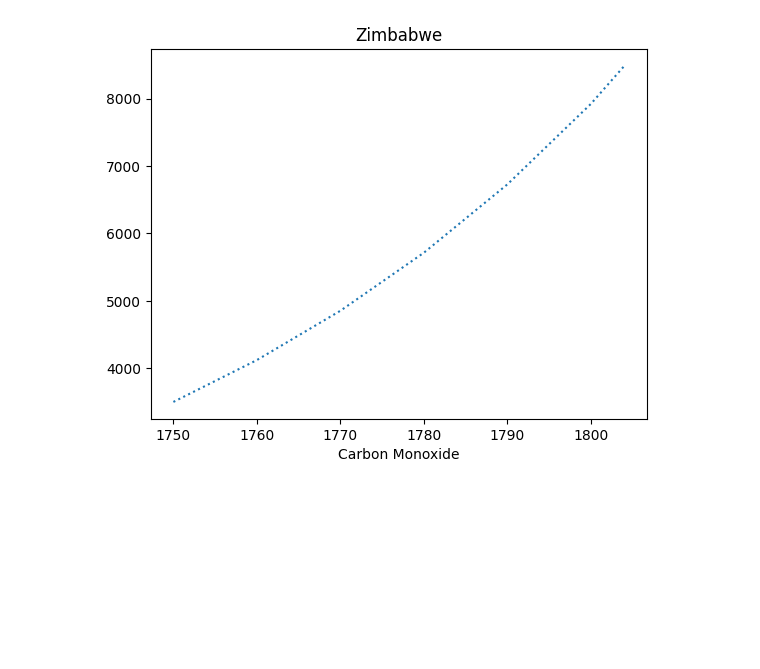
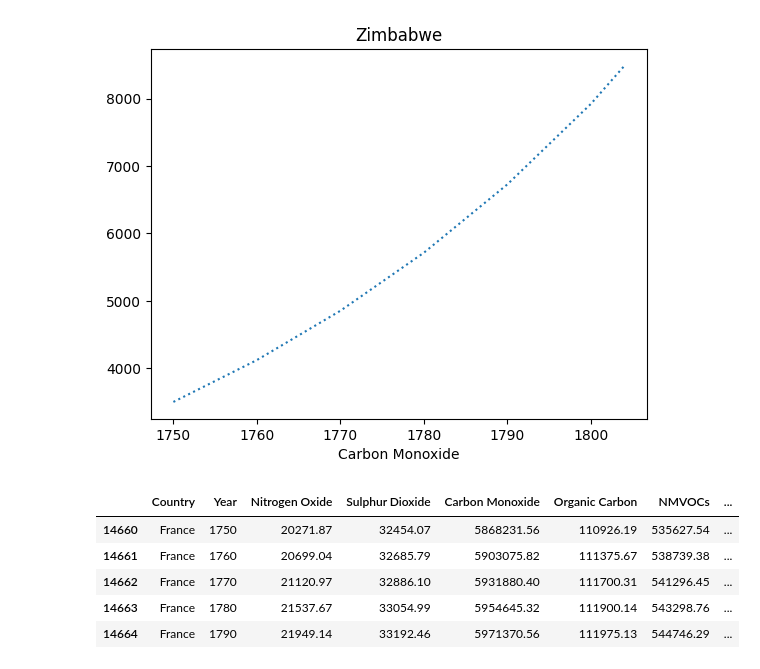
Before and after one commit to Dizziolica/PlayAroundWithData, a Jupyter notebook: aiplt.ipynb, the cells around one changed output. Cells and saved outputs as stored; diff of their text form; code cells hidden in the pictures; blank space fills up the shorter version.

```diff
--- a/aiplt.ipynb
+++ b/aiplt.ipynb
@@ -78,0 +77,10 @@ plt.show()
+# %%
+Unique = df[df["Country"] == "France"]
+Unique.head()
+# %% [output]
+|  | Country | Year | Nitrogen Oxide | Sulphur Dioxide | Carbon Monoxide | Organic Carbon | NMVOCs | ... |
+| 14660 | France | 1750 | 20271.87 | 32454.07 | 5868231.56 | 110926.19 | 535627.54 | ... |
+| 14661 | France | 1760 | 20699.04 | 32685.79 | 5903075.82 | 111375.67 | 538739.38 | ... |
+| 14662 | France | 1770 | 21120.97 | 32886.10 | 5931880.40 | 111700.31 | 541296.45 | ... |
+| 14663 | France | 1780 | 21537.67 | 33054.99 | 5954645.32 | 111900.14 | 543298.76 | ... |
+| 14664 | France | 1790 | 21949.14 | 33192.46 | 5971370.56 | 111975.13 | 544746.29 | ... |
```
Also changed, not shown: parts of 7 cells of this notebook.
